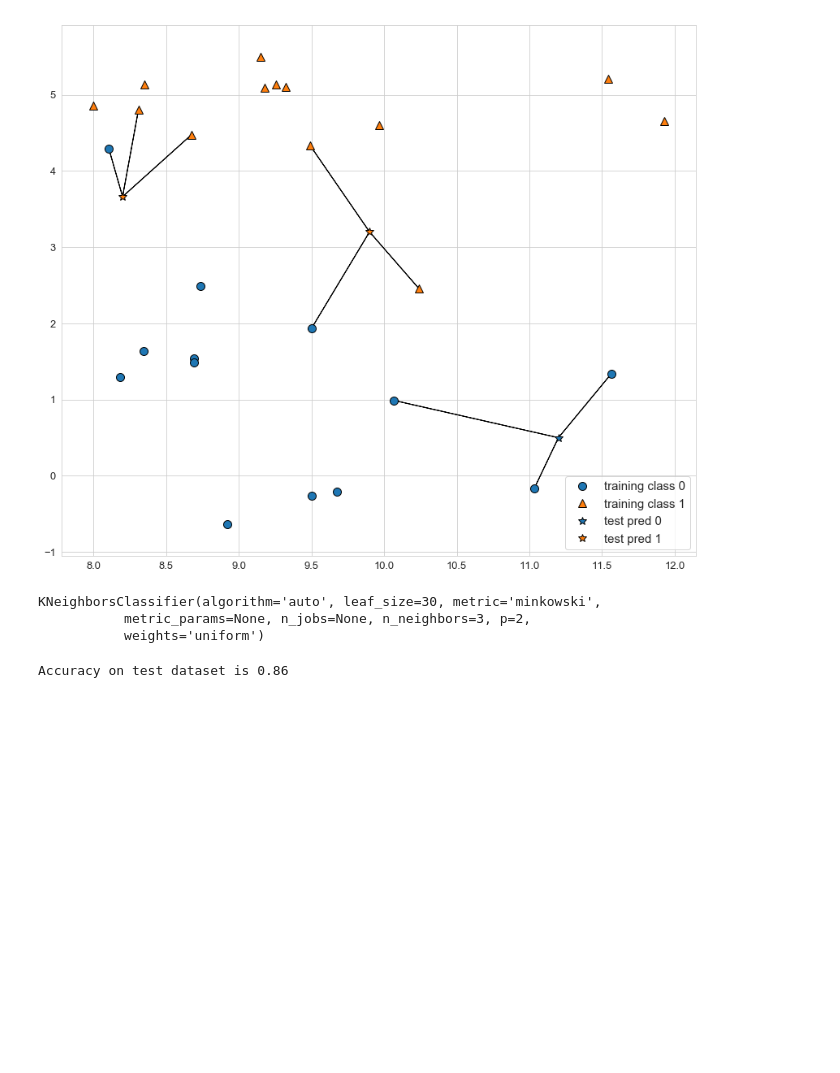
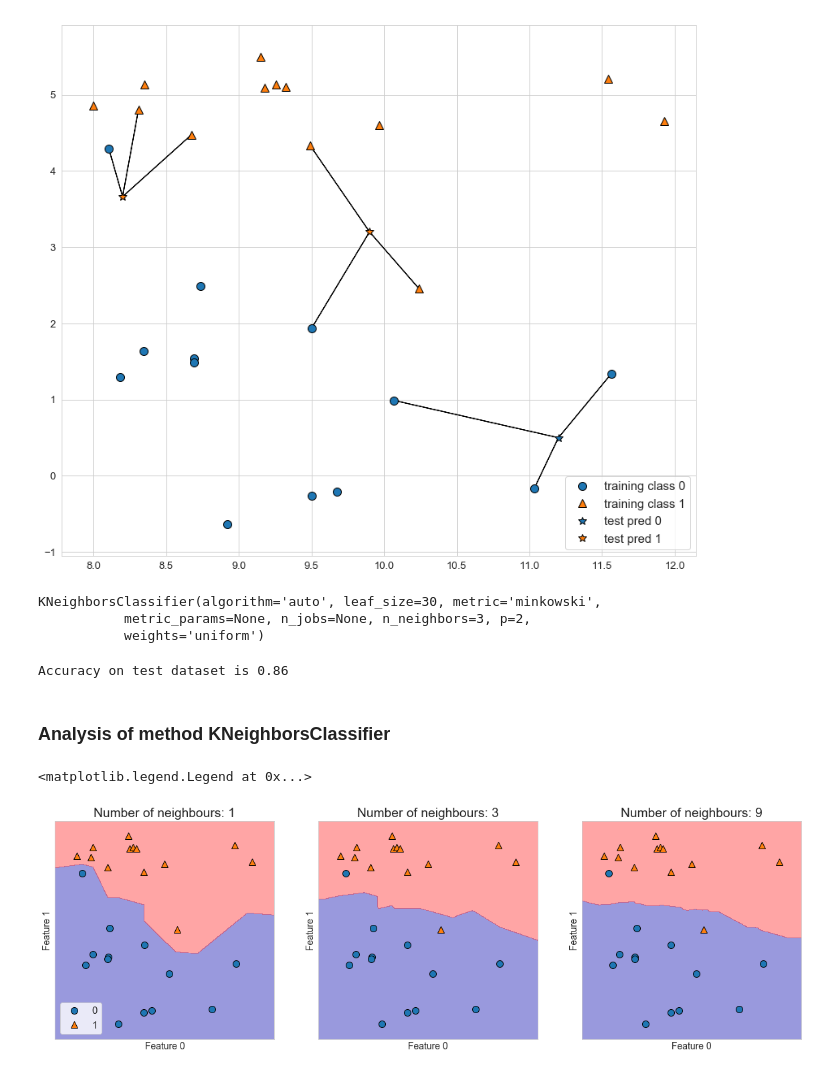
Before and after one commit to ScRiB2/information_about_AI, a Jupyter notebook: Muller.ipynb, the cells around one changed output. Saved outputs shown, nothing was run; the diff lists cells and outputs as text; code cells hidden in the pictures; blank space fills up the shorter version.

```diff
--- a/Muller.ipynb
+++ b/Muller.ipynb
@@ -175,3 +174,18 @@ KNeighborsClassifier(algorithm='auto', leaf_size=30, metric='minkowski',
 print("Accuracy on test dataset is {:.2f}".format(clf.score(X_test, y_test)))
 # %% [output]
 Accuracy on test dataset is 0.86
+# %% [markdown]
+### Analysis of method KNeighborsClassifier
+# %%
+fig, axes = plt.subplots(1, 3, figsize=(20, 6))
+for n_neighbour, ax in zip([1, 3, 9], axes):
+    clf = KNeighborsClassifier(n_neighbors=n_neighbour).fit(X, y)
+    mglearn.plots.plot_2d_separator(clf, X, fill=True, eps=0.5, ax=ax, alpha=.4)
+    mglearn.discrete_scatter(X[:, 0], X[:, 1], y, ax=ax)
+    ax.set_title("Number of neighbours: {}".format(n_neighbour))
+    ax.set_xlabel("Feature 0")
+    ax.set_ylabel("Feature 1")
+axes[0].legend(loc='best')
+# %% [output]
+<matplotlib.legend.Legend at 0x...>
+[figure, added]
```
Also changed, not shown: parts of 12 cells of this notebook.
